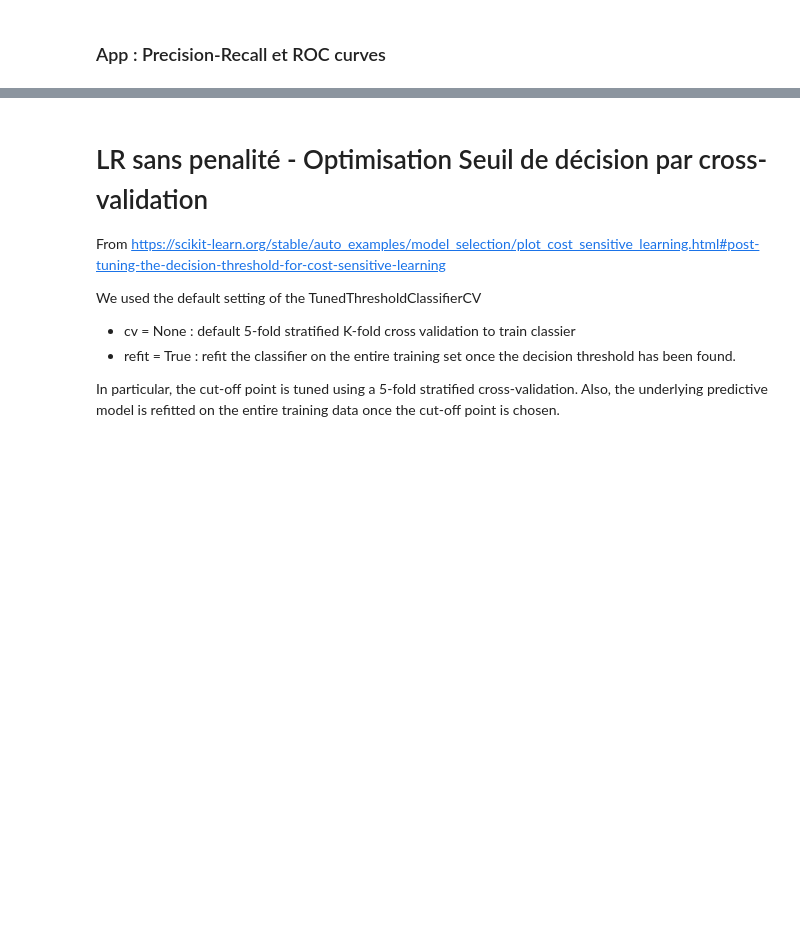
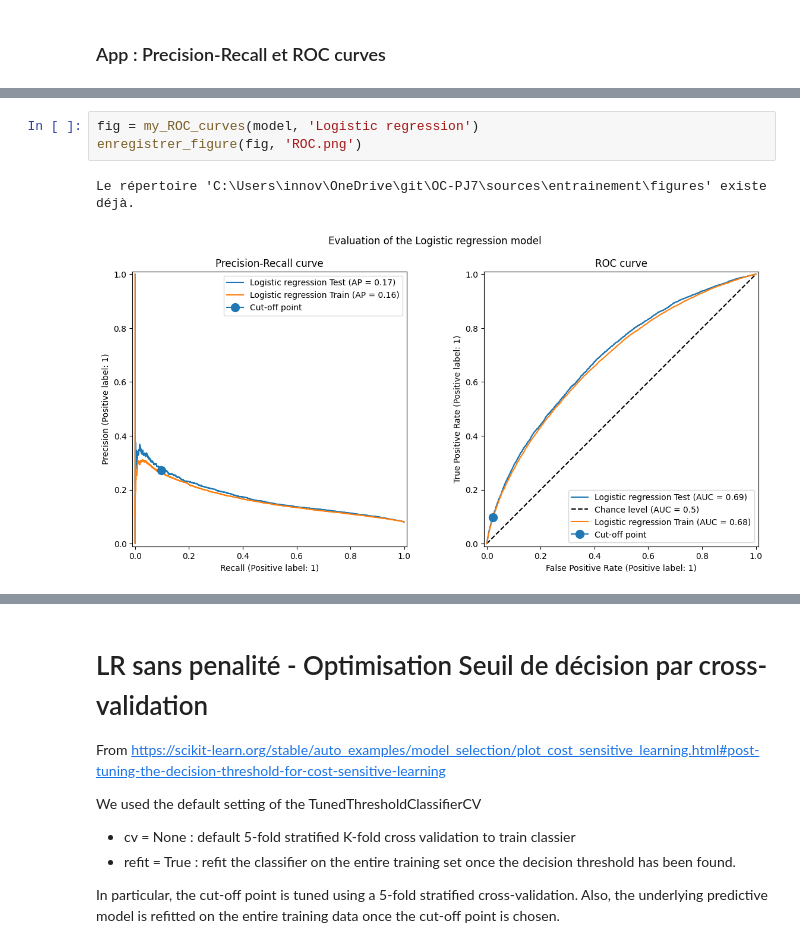
Before and after one commit to gbujo/OpenClassroom-PJ_7, a Jupyter notebook: sources/entrainement/Modelisation.ipynb, the cells around one changed output, grey strips where cells are left out. Cells and saved outputs as stored; diff of their text form; blank space fills up the shorter version.

```diff
--- a/sources/entrainement/Modelisation.ipynb
+++ b/sources/entrainement/Modelisation.ipynb
@@ -534,3 +521,9 @@ _ = fig.suptitle("Evaluation of the Regression Logistic model (on Test)")
+# %%
+fig = my_ROC_curves(model, 'Logistic regression')
+enregistrer_figure(fig, 'ROC.png')
+# %% [output]
+Le répertoire 'C:\Users\innov\OneDrive\git\OC-PJ7\sources\entrainement\figures' existe déjà.
+[figure, added]
 # %%
 # Evaluation du modèle sur Test
 
```
Also changed, not shown: parts of 53 cells of this notebook, 5 other files.
